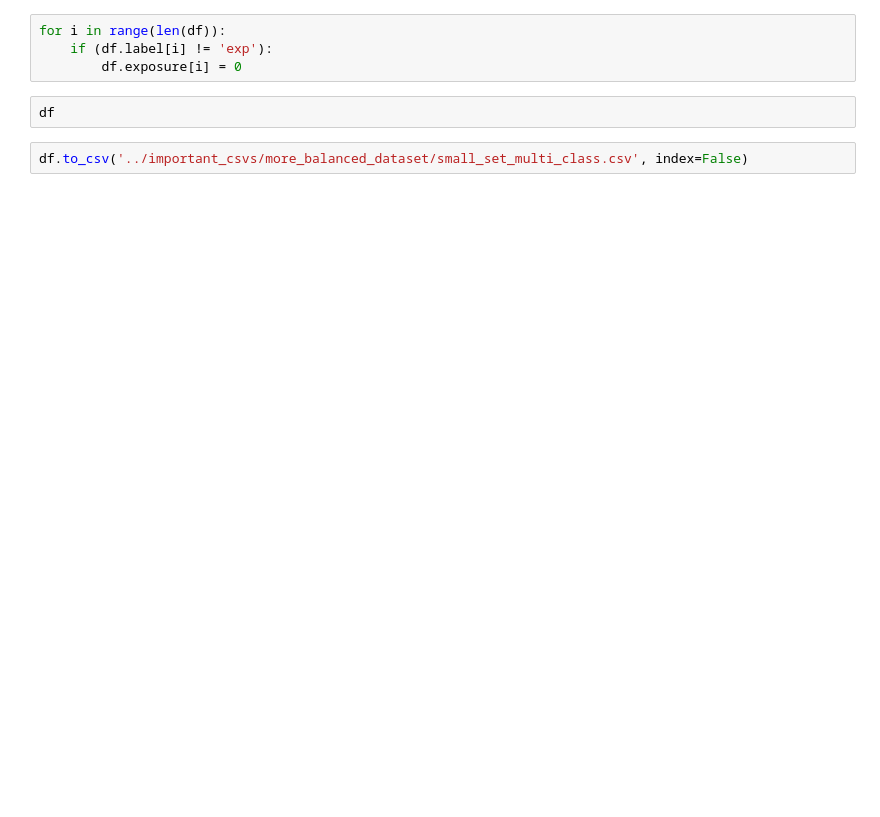
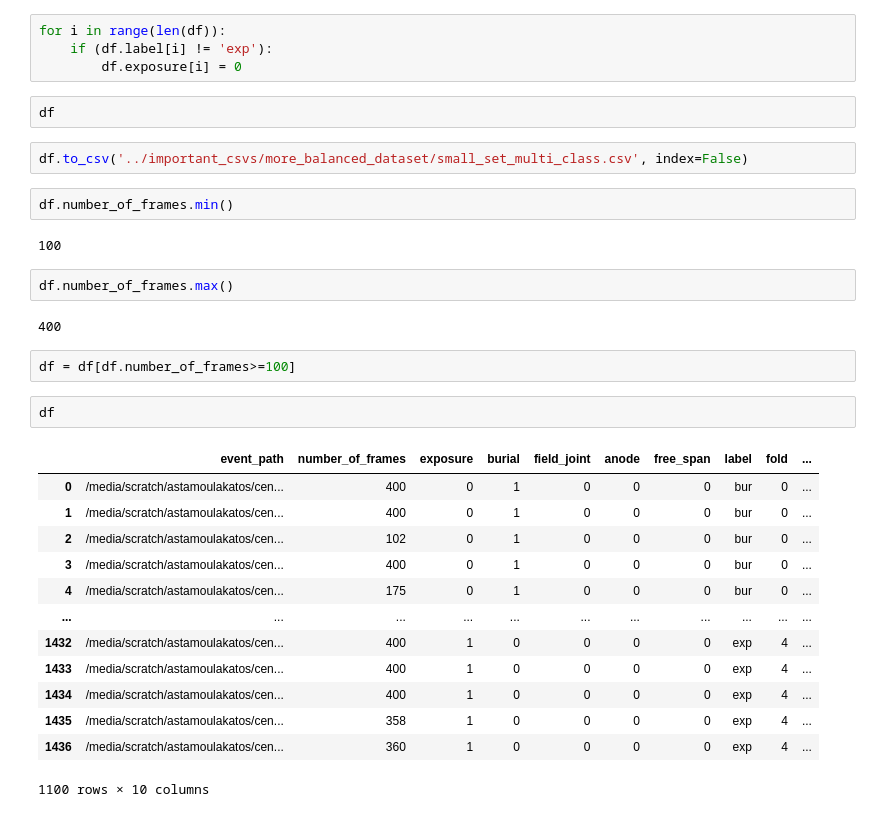
Before and after one commit to stamtron/thesis-second-dataset-extraction, a Jupyter notebook: data-statistics-split-stratification-label/10-more-balanced-big-dataset.ipynb, the cells around one changed output. Cells and saved outputs as stored; diff of their text form; blank space fills up the shorter version.

```diff
--- a/data-statistics-split-stratification-label/10-more-balanced-big-dataset.ipynb
+++ b/data-statistics-split-stratification-label/10-more-balanced-big-dataset.ipynb
@@ -227,3 +255,29 @@ for i in range(len(df)):
 df
 # %%
 df.to_csv('../important_csvs/more_balanced_dataset/small_set_multi_class.csv', index=False)
+# %%
+df.number_of_frames.min()
+# %% [output]
+100
+# %%
+df.number_of_frames.max()
+# %% [output]
+400
+# %%
+df = df[df.number_of_frames>=100]
+# %%
+df
+# %% [output]
+|  | event_path | number_of_frames | exposure | burial | field_joint | anode | free_span | label | fold | ... |
+| 0 | /media/scratch/astamoulakatos/cen... | 400 | 0 | 1 | 0 | 0 | 0 | bur | 0 | ... |
+| 1 | /media/scratch/astamoulakatos/cen... | 400 | 0 | 1 | 0 | 0 | 0 | bur | 0 | ... |
+| 2 | /media/scratch/astamoulakatos/cen... | 102 | 0 | 1 | 0 | 0 | 0 | bur | 0 | ... |
+| 3 | /media/scratch/astamoulakatos/cen... | 400 | 0 | 1 | 0 | 0 | 0 | bur | 0 | ... |
+| 4 | /media/scratch/astamoulakatos/cen... | 175 | 0 | 1 | 0 | 0 | 0 | bur | 0 | ... |
+| ... | ... | ... | ... | ... | ... | ... | ... | ... | ... | ... |
+| 1432 | /media/scratch/astamoulakatos/cen... | 400 | 1 | 0 | 0 | 0 | 0 | exp | 4 | ... |
+| 1433 | /media/scratch/astamoulakatos/cen... | 400 | 1 | 0 | 0 | 0 | 0 | exp | 4 | ... |
+| 1434 | /media/scratch/astamoulakatos/cen... | 400 | 1 | 0 | 0 | 0 | 0 | exp | 4 | ... |
+| 1435 | /media/scratch/astamoulakatos/cen... | 358 | 1 | 0 | 0 | 0 | 0 | exp | 4 | ... |
+| 1436 | /media/scratch/astamoulakatos/cen... | 360 | 1 | 0 | 0 | 0 | 0 | exp | 4 | ... |
+1100 rows × 10 columns
```
Also changed, not shown: parts of 13 cells of this notebook, 5 other files.
